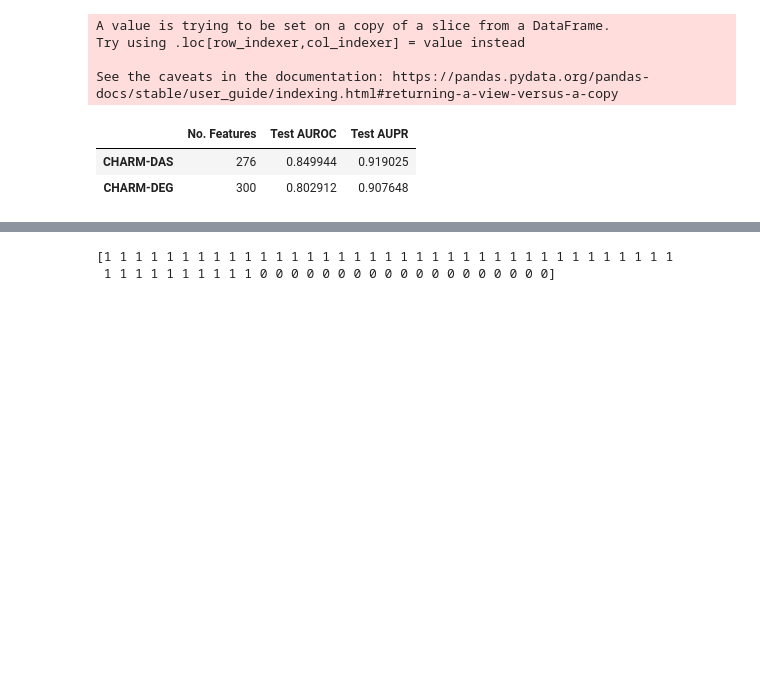
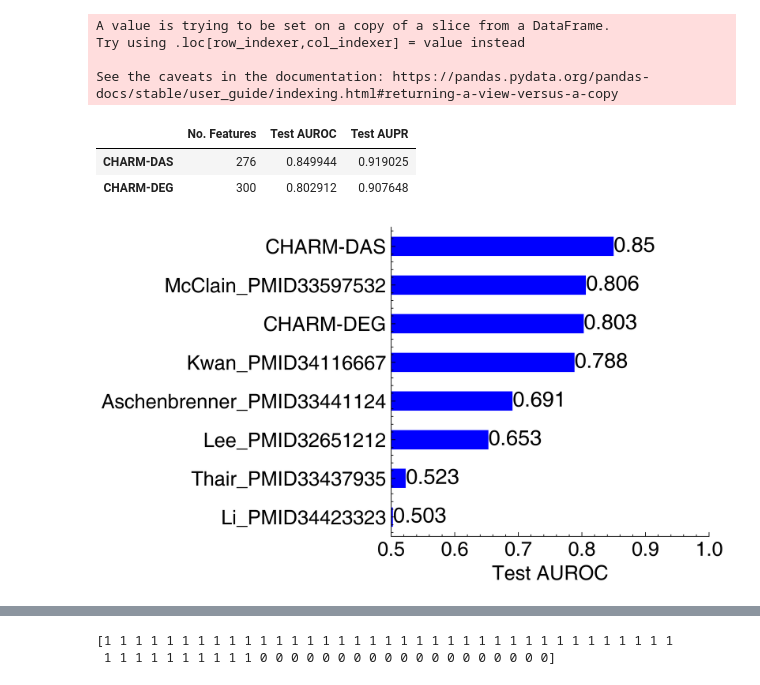
Before and after one commit to zj-zhang/CHARM-AlternativeSplicing, a Jupyter notebook: notebooks/05-Navy_predictive-model.V2.ipynb, the cells around one changed output, grey strips where cells are left out. Saved outputs shown, nothing was run; the diff lists cells and outputs as text; code cells hidden in the pictures; blank space fills up the shorter version.

Commit message:
Finished Fluidigm and Public gene signatures analysis (05 and 06)

```diff
--- a/notebooks/05-Navy_predictive-model.V2.ipynb
+++ b/notebooks/05-Navy_predictive-model.V2.ipynb
@@ -802,6 +802,21 @@ charm_best
 |  | No. Features | Test AUROC | Test AUPR |
 | CHARM-DAS | 276 | 0.849944 | 0.919025 |
 | CHARM-DEG | 300 | 0.802912 | 0.907648 |
+# %%
+plot_df = pub_evals_df.append(charm_best)
+plot_df['model'] = plot_df.index
+plot_df['model']
+ax = plot_df.sort_values('Test AUROC').plot.barh(x="model", y='Test AUROC', color="blue")
+ax.legend().remove()
+ax.set_xlabel('Test AUROC')
+ax.set_ylabel('')
+ax.set_xlim(0.5, 1)
+for i, v in enumerate(plot_df.sort_values('Test AUROC')['Test AUROC']):
+    ax.text(v, i, str(round(v,3)), ha='left' if v>0 else 'right', va='center', color='black', fontweight='bold',
+           fontsize=15)
+plt.savefig("%s/01-comparison-to-public.pdf"%CLFDIR)
+# %% [output]
+[figure, added]
 # %%
 plot_df
 # %% [output]
```
Also changed, not shown: parts of 11 cells of this notebook, 2 other files.
